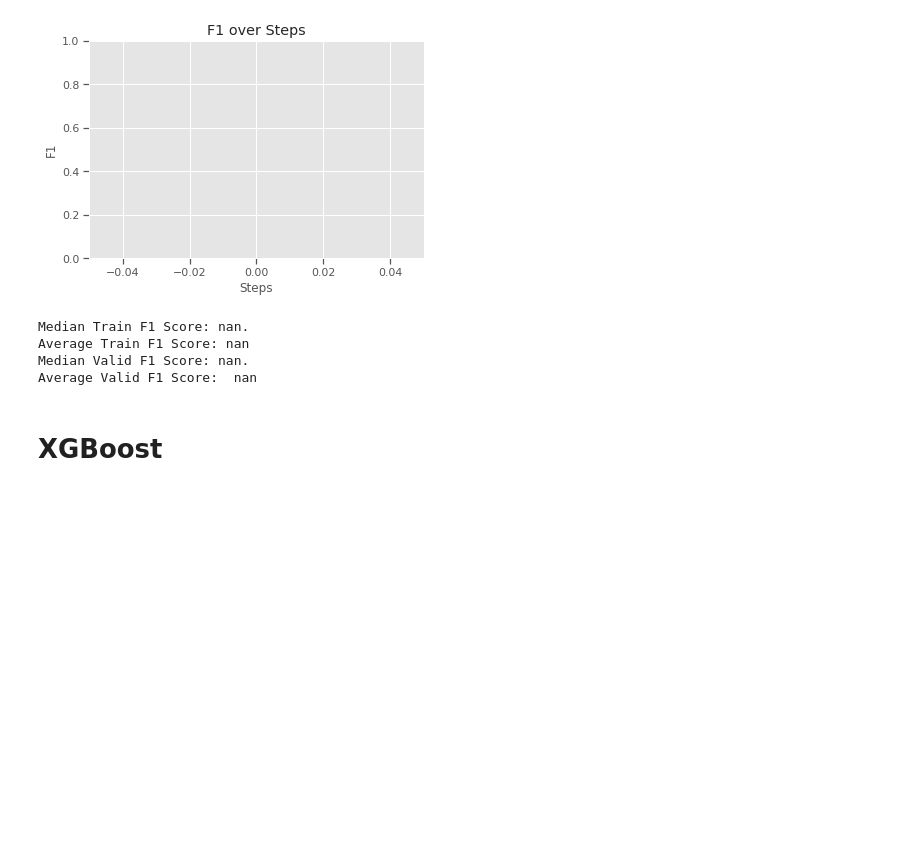
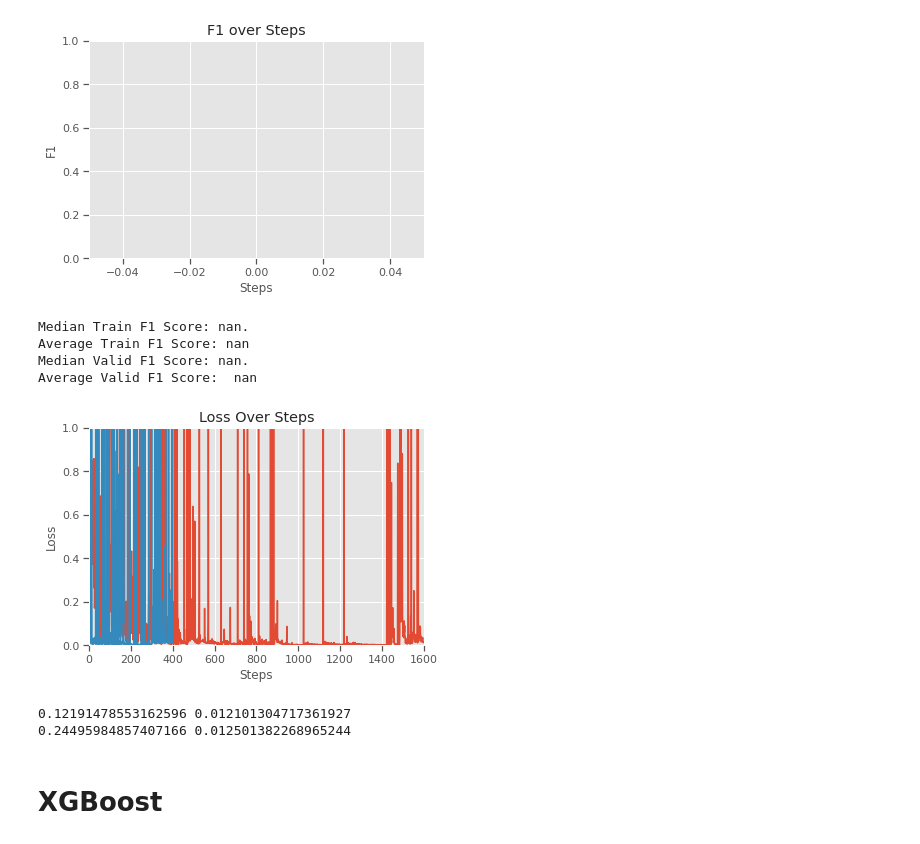
Before and after one commit to Avoiding-Regression/reddit_classification, a Jupyter notebook: Reddit_Text_Classification.ipynb, the cells around one changed output. Saved outputs shown, nothing was run; the diff lists cells and outputs as text; code cells hidden in the pictures; blank space fills up the shorter version.

```diff
--- a/Reddit_Text_Classification.ipynb
+++ b/Reddit_Text_Classification.ipynb
@@ -859,7 +893,7 @@ for epoch in range(1, epochs+1):
         optimizer.step()
 
         pred = torch.where(output >= 0, 1, 0)
-        # train_pr = precision_recall(pred, label.int(), num_classes=3)
+        # train_pr = multilabel_precision_recall_curve(pred, label, num_labels=3)
         # train_score = f1_score(pred, label.int(), num_classes=3)
         print(label.shape, pred.shape)
         num_correct = sum(1 for a, b in zip(pred, label) if a[0] == b[0])
@@ -873,7 +907,7 @@ for epoch in range(1, epochs+1):
 
         train_accuracies.append(accuracy)
         train_losses.append(loss.item())
-        # train_prec_recall.append(train_pr)
+        train_prec_recall.append(train_pr)
         # train_f1_scores.append(train_score)
 
         # Show progress while training
@@ -1140,6 +1043,28 @@ Median Train F1 Score: nan.
 Average Train F1 Score: nan
 Median Valid F1 Score: nan.
 Average Valid F1 Score:  nan
+# %%
+# Plot losses
+plt.plot(train_losses)
+plt.plot(valid_losses)
+
+# Prepare plot
+plt.title("Loss Over Steps")
+plt.xlabel("Steps")
+plt.ylabel("Loss")
+
+# Set bounds for plot
+plt.xlim([0, len(train_losses)])
+plt.ylim([0, 1])
+plt.show()
+
+# Calculate mean and median
+print(np.mean(train_losses), np.median(train_losses))
+print(np.mean(valid_losses), np.median(valid_losses))
+# %% [output]
+[figure, added]
+0.12191478553162596 0.012101304717361927
+0.24495984857407166 0.012501382268965244
 # %% [markdown]
 # XGBoost
 # %% [markdown]
```
Also changed, not shown: parts of 66 cells of this notebook.
